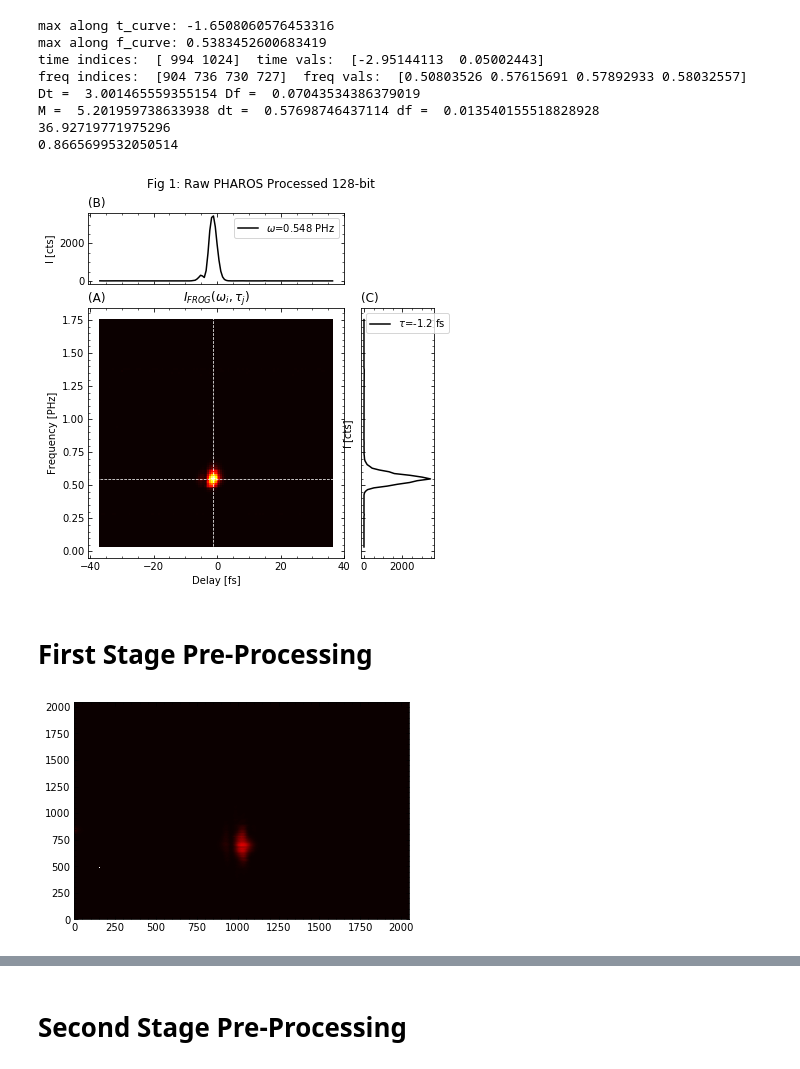
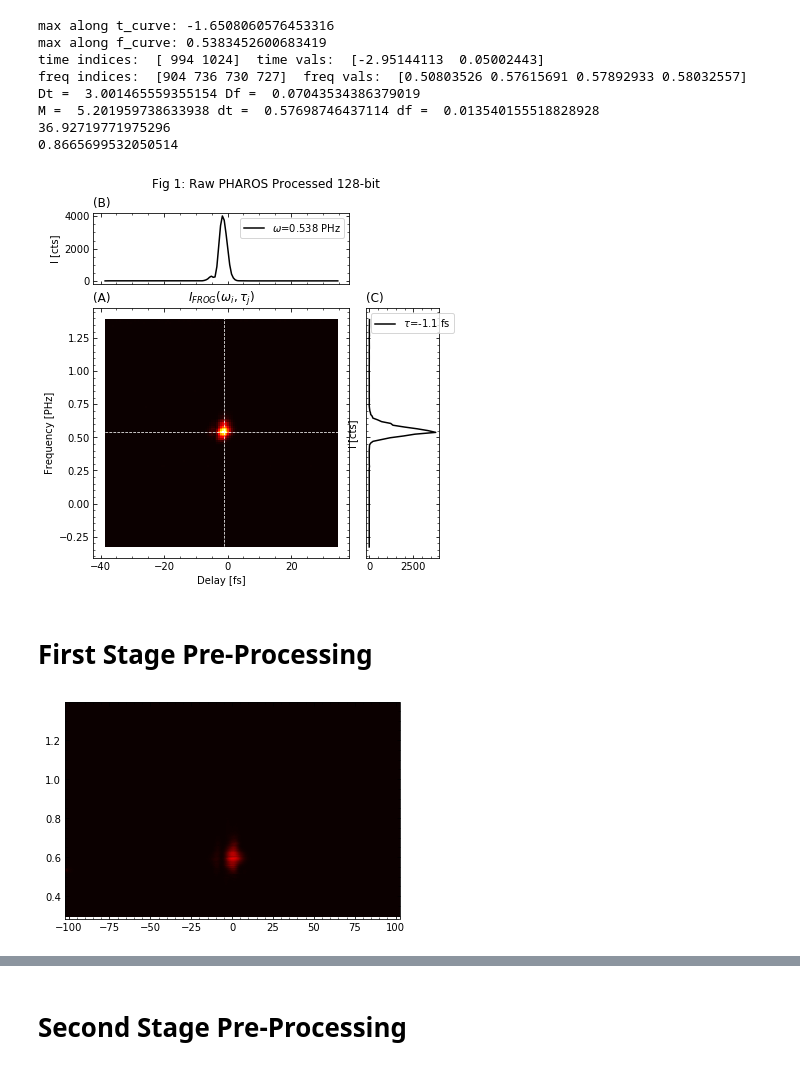
Before and after one commit to ChowdhuryGroup/FROG, a Jupyter notebook: processing4show.ipynb, the cells around one changed output, grey strips where cells are left out. Cells and saved outputs as stored; diff of their text form; code cells hidden in the pictures.

```diff
--- a/processing4show.ipynb
+++ b/processing4show.ipynb
@@ -90,7 +92,7 @@ fname = '128-bit-test'
 # %%
-tst.nice_plot(f_trace,fd_arr,-1./s2fs,ff_arr,.56/h2th,title='Raw PHAROS Processed 128-bit',fname='rp_proc_128.png')
+tst.nice_plot(f_trace,fd_arr,-1./s2fs,ff_arr,0.55/h2th,title='Raw PHAROS Processed 128-bit',fname='rp_proc_128.png')
 # %% [output]
-[figure, old version]
+[figure, new version]
 # %% [markdown]
 # First Stage Pre-Processing
 # %%
@@ -100,6 +102,6 @@ fn1 = '2um_Merge_9.tif'
 # %%
 (t1,d1,w1,f1) = tst.read_trace(fold1,fn1,cali)
 # %%
-plt.pcolormesh(t1,cmap='hot');
+plt.pcolormesh(d1*s2fs,f1*h2th,t1,cmap='hot');
 # %% [output]
-[figure, old version]
+[figure, new version]
```
Also changed, not shown: parts of 27 cells of this notebook, 7 other files.
